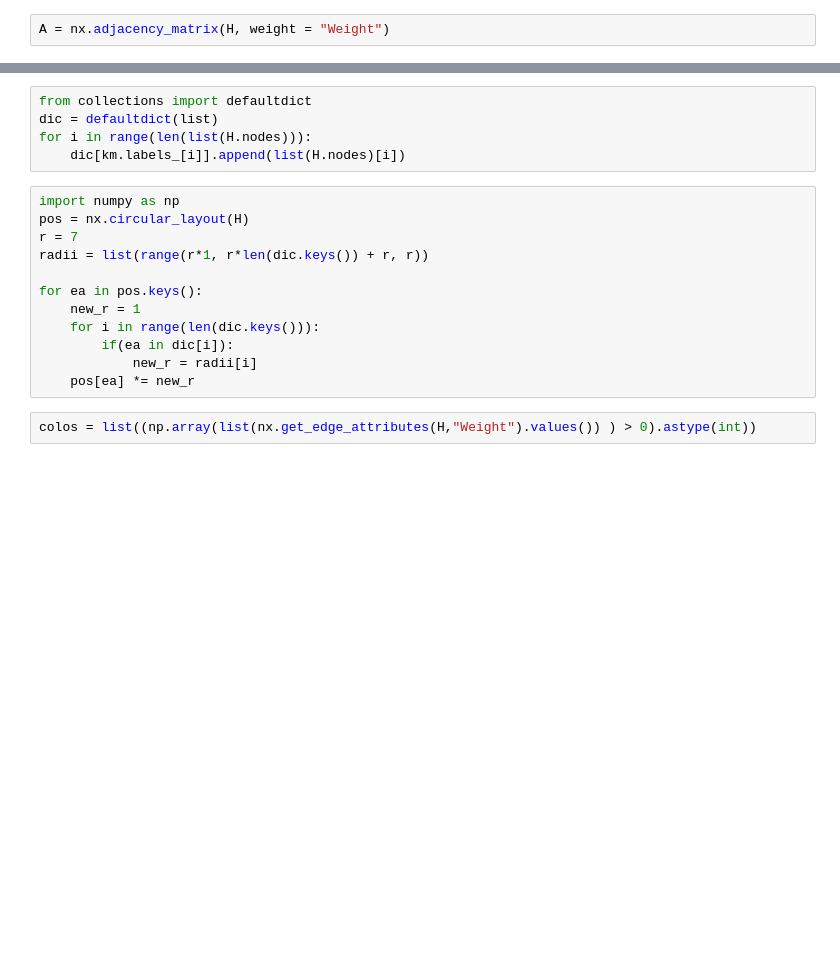
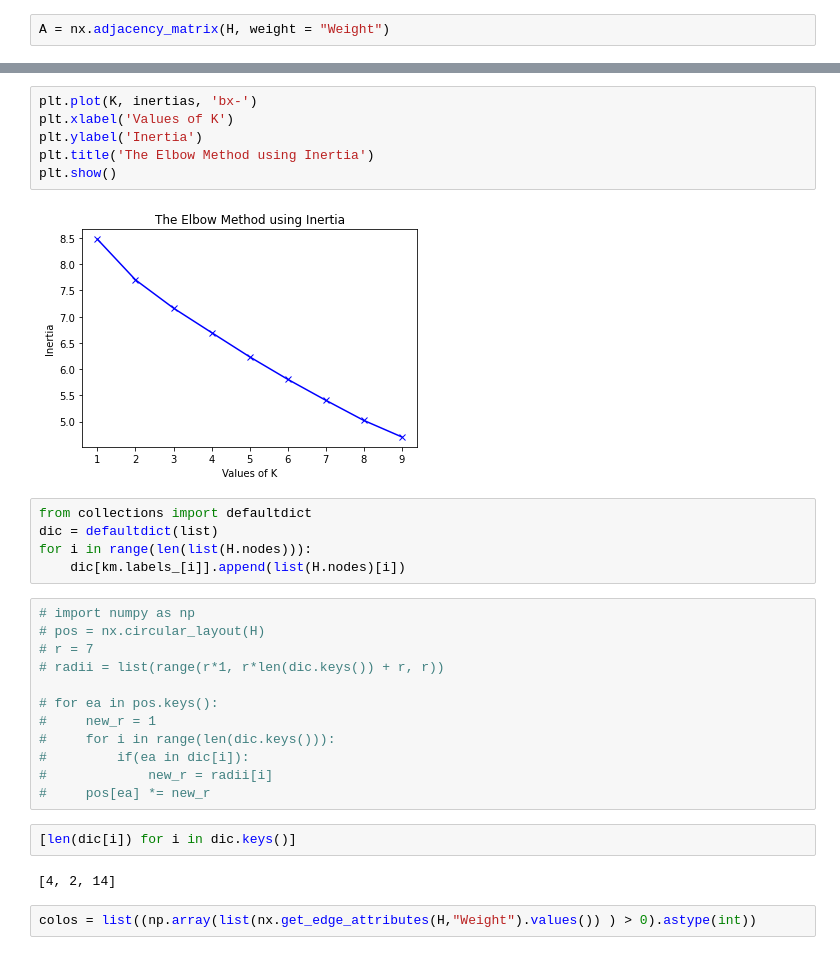
Before and after one commit to Harshp1802/signed_networks, a Jupyter notebook: Spectral_Clustering.ipynb, the cells around one changed output, grey strips where cells are left out. Drawn from its saved outputs; the diff is of its cells as text; blank space fills up the shorter version.

```diff
--- a/Spectral_Clustering.ipynb
+++ b/Spectral_Clustering.ipynb
@@ -118,19 +169,31 @@ array([ 0,  4,  4, 12,  7, 15,  0,  0,  8, 15,  7, 15, 15, 13,  9,  7,  0,
+# %%
+plt.plot(K, inertias, 'bx-')
+plt.xlabel('Values of K')
+plt.ylabel('Inertia')
+plt.title('The Elbow Method using Inertia')
+plt.show()
+# %% [output]
+[figure, added]
 # %%
 from collections import defaultdict
 dic = defaultdict(list)
 for i in range(len(list(H.nodes))):
     dic[km.labels_[i]].append(list(H.nodes)[i])
 # %%
-import numpy as np
-pos = nx.circular_layout(H)
-r = 7
-radii = list(range(r*1, r*len(dic.keys()) + r, r))
+# import numpy as np
+# pos = nx.circular_layout(H)
+# r = 7
+# radii = list(range(r*1, r*len(dic.keys()) + r, r))
 
-for ea in pos.keys():
-    new_r = 1
-    for i in range(len(dic.keys())):
-        if(ea in dic[i]):
-            new_r = radii[i]
-    pos[ea] *= new_r
+# for ea in pos.keys():
+#     new_r = 1
+#     for i in range(len(dic.keys())):
+#         if(ea in dic[i]):
+#             new_r = radii[i]
+#     pos[ea] *= new_r
+# %%
+[len(dic[i]) for i in dic.keys()]
+# %% [output]
+[4, 2, 14]
 # %%
 colos = list((np.array(list(nx.get_edge_attributes(H,"Weight").values()) ) > 0).astype(int))
```
Also changed, not shown: parts of 18 cells of this notebook.
